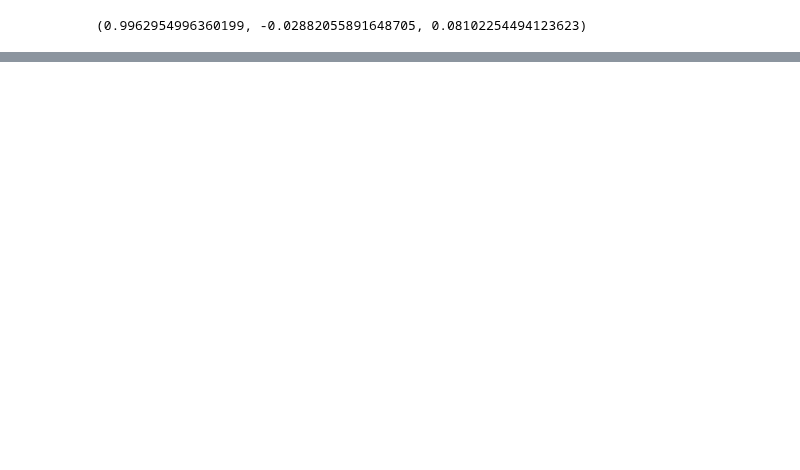
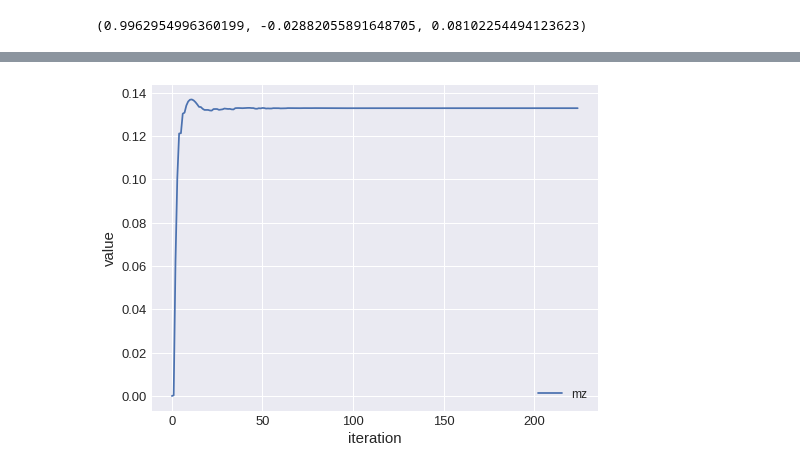
Before and after one commit to ubermag/oommfc, a Jupyter notebook: dev/minsteps.ipynb, the cells around one changed output, grey strips where cells are left out. Drawn from its saved outputs; the diff is of its cells as text; code cells hidden in the pictures; blank space fills up the shorter version.

```diff
--- a/dev/minsteps.ipynb
+++ b/dev/minsteps.ipynb
@@ -46,4 +50,6 @@ ValueError: Cannot plot table data with no time column.
 # %%
-system.table.mpl(yaxis=['mz'])
+system.table.mpl(y=['mz'])
+# %% [output]
+[figure, added]
 # %%
 system.table
```
Also changed, not shown: parts of 4 cells of this notebook, 3 other files.
